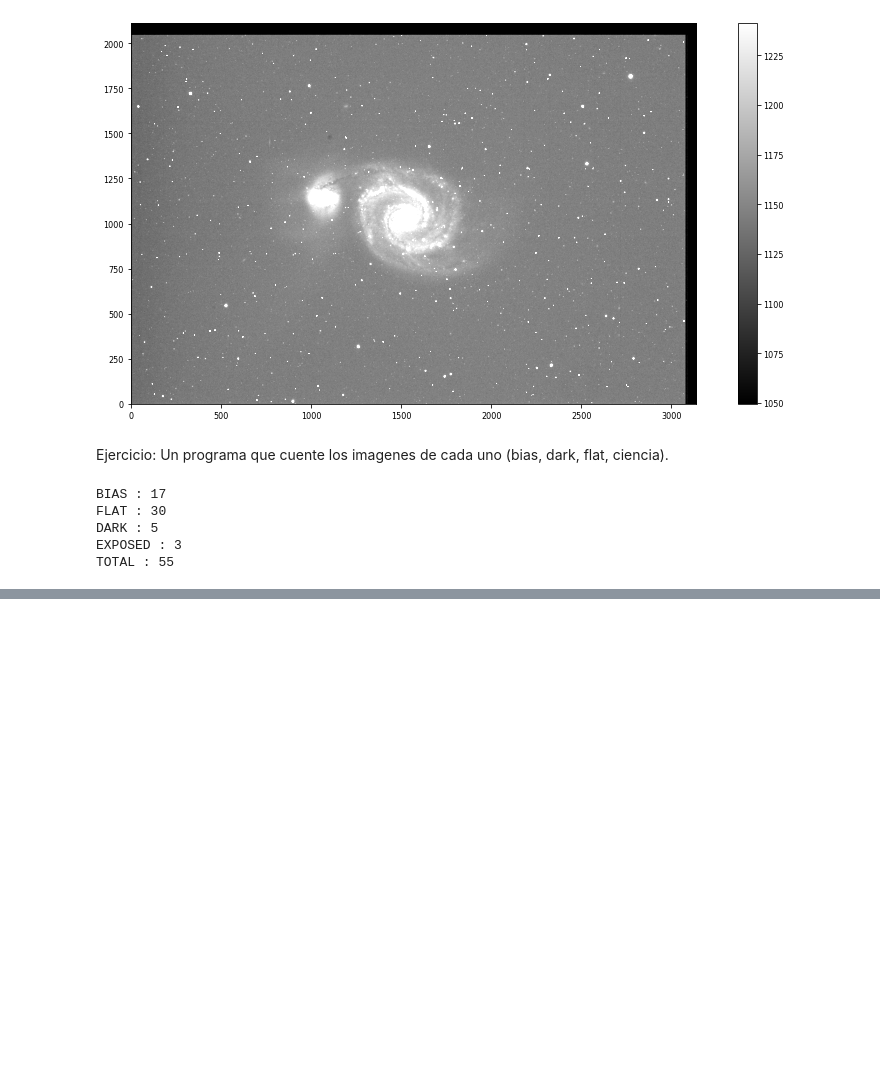
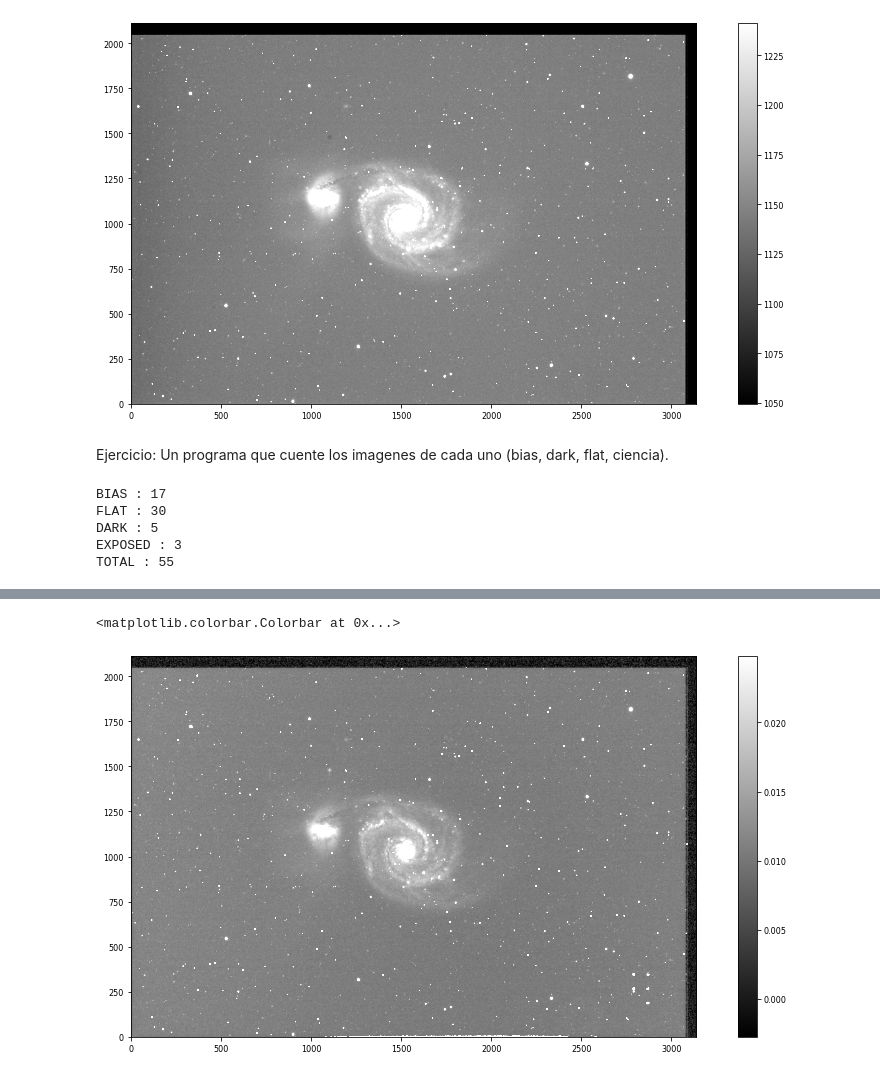
Before and after one commit to MarkusRabus/PracticaVeranoUCSC_2022, a Jupyter notebook: CCDAnalisis.ipynb, the cells around one changed output, grey strips where cells are left out. Drawn from its saved outputs; the diff is of its cells as text; code cells hidden in the pictures; blank space fills up the shorter version.

```diff
--- a/CCDAnalisis.ipynb
+++ b/CCDAnalisis.ipynb
@@ -229,0 +302,8 @@ TOTAL : 55
+# %%
+masterdark = np.empty_like(datosimagen1)
+for imagendark in listaDark:
+    datosimagen = fits.getdata(imagendark, ext=1)
+    masterdark = np.add(masterdark, datosimagen)
+
+masterdark = np.array(masterdark / len(listaDark), dtype = np.int16)
+masterdark
@@ -229,0 +318,8 @@ TOTAL : 55
+# %%
+masterflat_V = np.empty_like(datosimagen1)
+for imagenflat_V in listaFlat_V:
+    datosimagen = fits.getdata(imagenflat_V, ext=1)
+    masterflat_V = np.add(masterflat_V, datosimagen)
+
+masterflat_V = np.array(masterflat_V / len(listaFlat_V), dtype = np.int16)
+masterflat_V
@@ -229,0 +399,12 @@ TOTAL : 55
+# %%
+#imagen de ciencia con filtro 'V'
+interval = ZScaleInterval()
+norm = ImageNormalize(imagen_V, interval=ZScaleInterval())
+
+fig = plt.figure()
+ax = fig.add_subplot(1, 1, 1)
+plot = ax.imshow(imagen_V, cmap='gray', origin='lower', norm=norm,)
+fig.colorbar(plot)
+# %% [output]
+<matplotlib.colorbar.Colorbar at 0x...>
+[figure, added]
```
Also changed, not shown: parts of 17 cells of this notebook.
